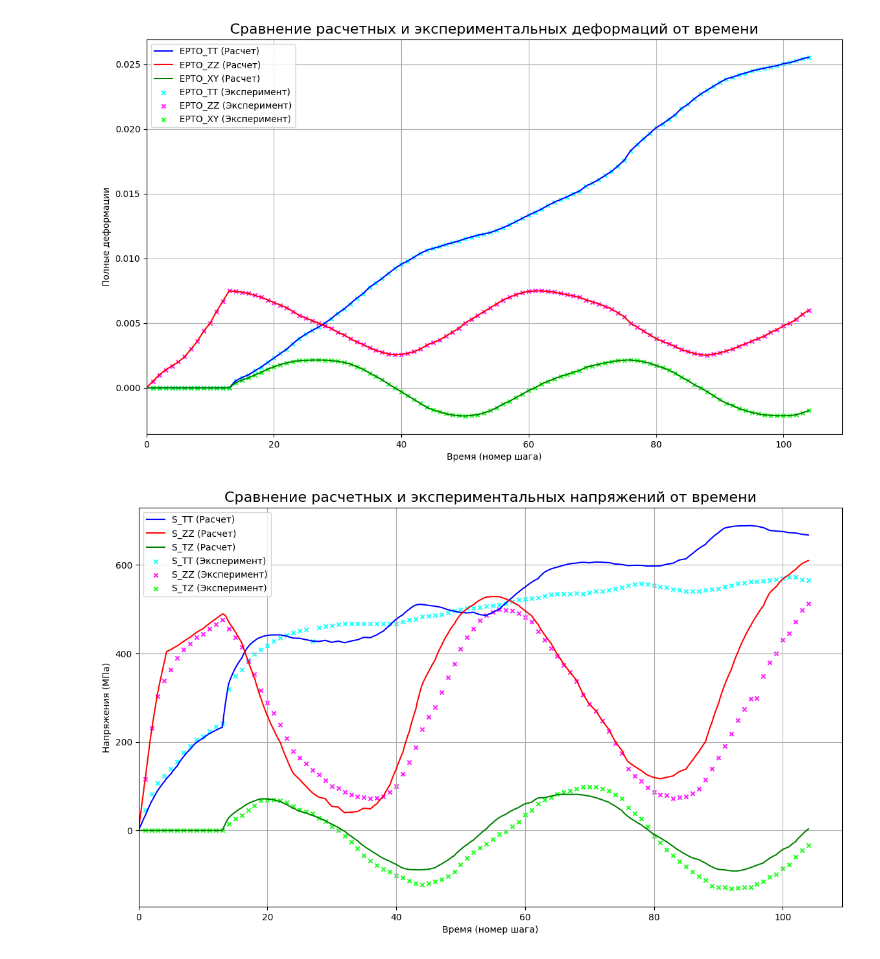
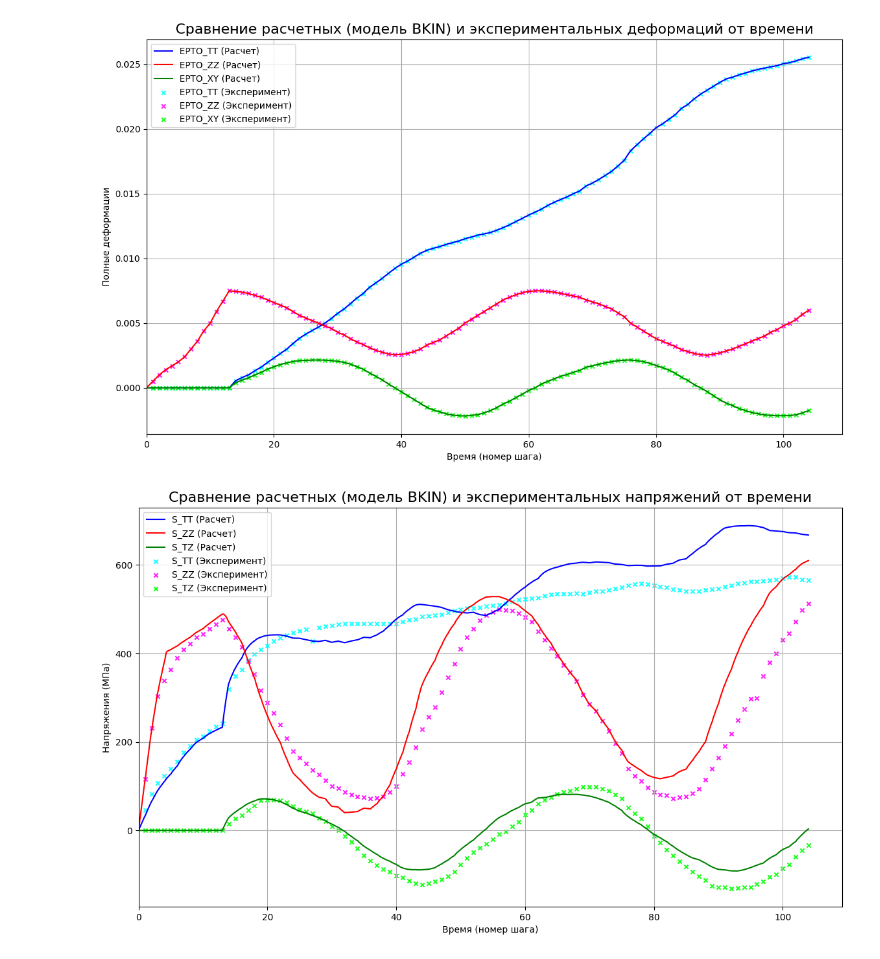
Before and after one commit to ArtemDos/complex_deformations, a Jupyter notebook: P29/experimental_vint/analysis.ipynb, the cells around one changed output. Cells and saved outputs as stored; diff of their text form; code cells hidden in the pictures.

```diff
--- a/P29/experimental_vint/analysis.ipynb
+++ b/P29/experimental_vint/analysis.ipynb
@@ -1,22 +1,29 @@
 # %%
-from core.reader import load_and_filter_ansys_csv
 from core.reader import load_experimental_data
+from core.calculations import calculate_von_mises_stress
 
-
-numerical_experiment_data = r'D:\Users\complex_deformations\P29\experimental_vint\bkin.csv'
-numerical_experiment = load_and_filter_ansys_csv(numerical_experiment_data, time_step=0.1)
 
 real_experiment_data_folder = r'D:\Users\complex_deformations\P29\experimental_vint'
 real_experiment = load_experimental_data(real_experiment_data_folder)
+real_experiment = calculate_von_mises_stress(
+            real_experiment,
+            s_x_col='S_TT',
+            s_y_col='S_ZZ',
+            s_xy_col='S_TZ',
+            new_col_name='S_EQV'
+        )
-# %%
-from core.visualizer import plot_deformation_comparison
-
-plot_deformation_comparison(numerical_experiment, real_experiment)
-# %% [output]
-[figure, removed]
-# %%
-from core.visualizer import plot_stress_comparison
-
-plot_stress_comparison(numerical_experiment, real_experiment)
-# %% [output]
-[figure, removed]
+# %%
+from core.reader import load_and_filter_ansys_csv
+from core.visualizer import plot_deformation_comparison
+from core.visualizer import plot_stress_comparison
+from core.visualizer import plot_equivalent_stress_comparison
+
+
+numerical_experiment_data_bkin = r'D:\Users\complex_deformations\P29\experimental_vint\bkin.csv'
+numerical_experiment_bkin = load_and_filter_ansys_csv(numerical_experiment_data_bkin, time_step=0.1)
+plot_deformation_comparison(numerical_experiment_bkin, real_experiment, 'BKIN')
+plot_stress_comparison(numerical_experiment_bkin, real_experiment, 'BKIN')
+plot_equivalent_stress_comparison(numerical_experiment_bkin, real_experiment, 'BKIN')
+# %% [output]
+[figure, added]
+[figure, added]
```
Also changed, not shown: parts of 1 cell of this notebook, 2 other files.
